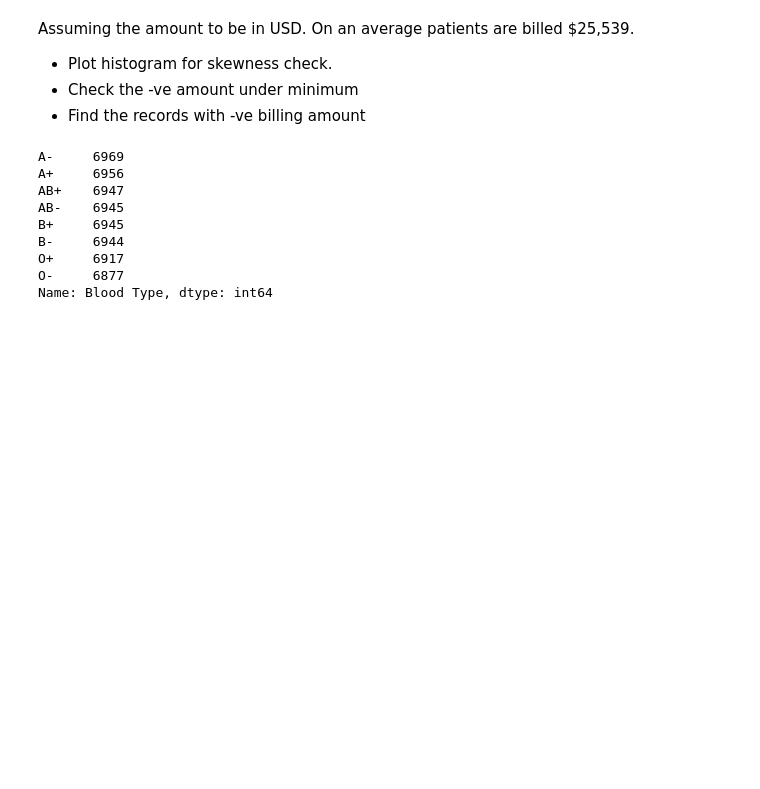
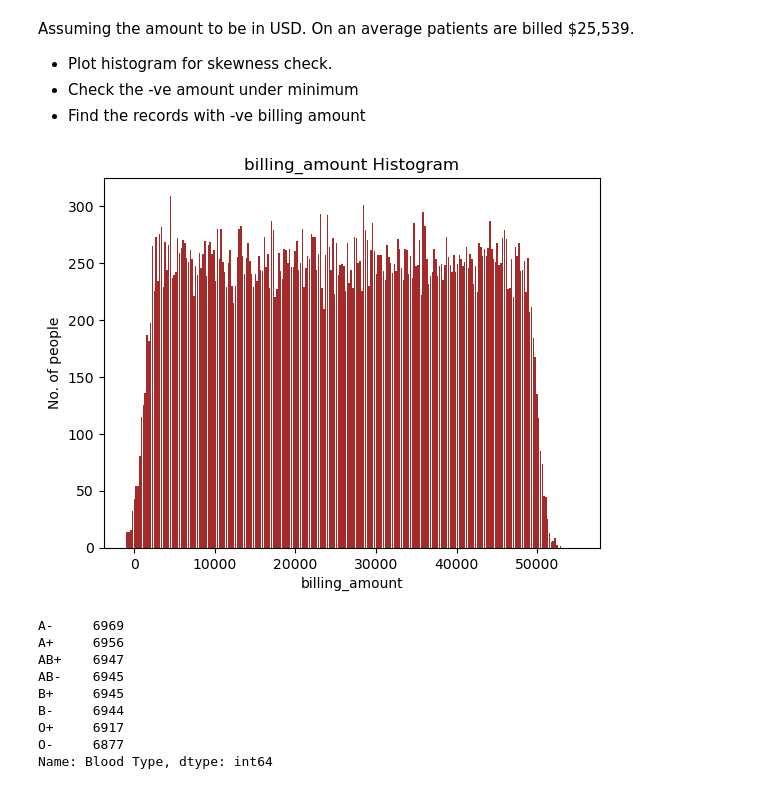
Before and after one commit to Amithmg6/nlp_aiwp_3129, a Jupyter notebook: healthcare_data_analysis.ipynb, the cells around one changed output. Saved outputs shown, nothing was run; the diff lists cells and outputs as text; code cells hidden in the pictures; blank space fills up the shorter version.

```diff
--- a/healthcare_data_analysis.ipynb
+++ b/healthcare_data_analysis.ipynb
@@ -145,6 +145,31 @@ Assuming the amount to be in USD. On an average patients are billed $25,539.
 * Plot histogram for skewness check.
 * Check the -ve amount under minimum
 * Find the records with -ve billing amount
+# %%
+import matplotlib.pyplot as plt
+
+# frequencies
+billing_amount = hc_df['Billing Amount']
+
+# setting the ranges and no. of intervals
+range = (-1000, 55000)
+bins = 250
+
+# plotting a histogram
+plt.hist(billing_amount, bins, range, color = 'brown',
+        histtype = 'bar', rwidth = 0.8)
+
+# x-axis label
+plt.xlabel('billing_amount')
+# frequency label
+plt.ylabel('No. of people')
+# plot title
+plt.title('billing_amount Histogram')
+
+# function to show the plot
+plt.show()
+# %% [output]
+[figure, added]
 # %%
 hc_df['Blood Type'].value_counts()
 # %% [output]
```
Also changed, not shown: parts of 27 cells of this notebook.
